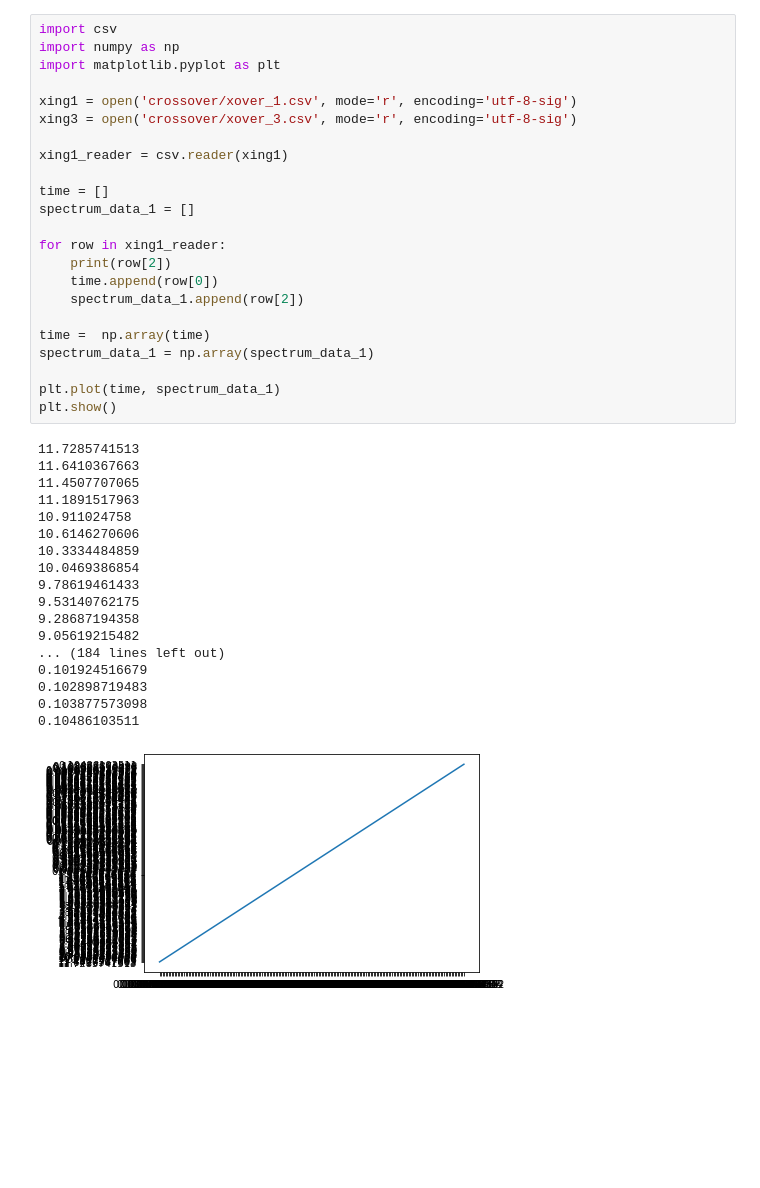
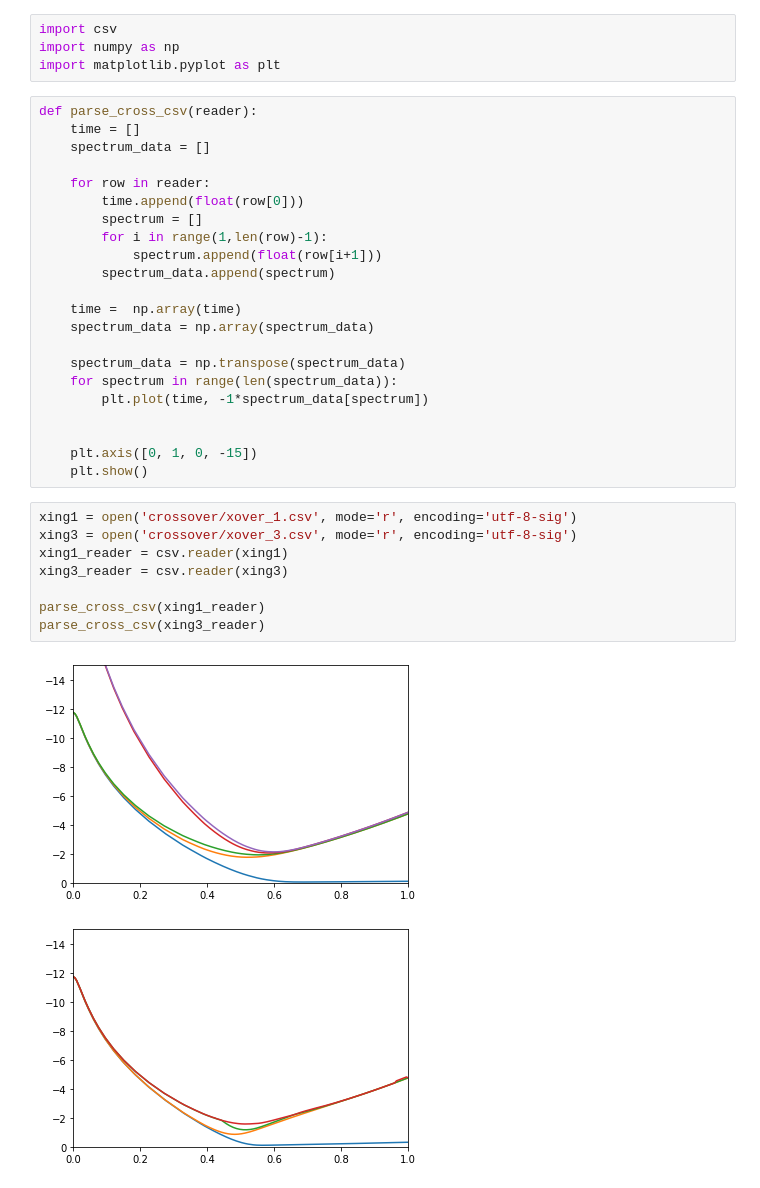
Before and after one commit to WaywardPhoton/QCASims, a Jupyter notebook: qca_sims/crossover_parsing.ipynb, the cells around one changed output. Cells and saved outputs as stored; diff of their text form; blank space fills up the shorter version.

Commit message:
crossover plot

```diff
--- a/qca_sims/crossover_parsing.ipynb
+++ b/qca_sims/crossover_parsing.ipynb
@@ -1,42 +1,37 @@
+# %%
+import csv
+import numpy as np
+import matplotlib.pyplot as plt
+# %%
+def parse_cross_csv(reader):
+    time = []
+    spectrum_data = []
+
+    for row in reader:
+        time.append(float(row[0]))
+        spectrum = []
+        for i in range(1,len(row)-1):
+            spectrum.append(float(row[i+1]))
+        spectrum_data.append(spectrum)
+
+    time =  np.array(time)
+    spectrum_data = np.array(spectrum_data)
+
+    spectrum_data = np.transpose(spectrum_data)
+    for spectrum in range(len(spectrum_data)):
+        plt.plot(time, -1*spectrum_data[spectrum])
+
+
+    plt.axis([0, 1, 0, -15])
+    plt.show()
 # %%
-import csv
-import numpy as np
-import matplotlib.pyplot as plt
-
 xing1 = open('crossover/xover_1.csv', mode='r', encoding='utf-8-sig')
 xing3 = open('crossover/xover_3.csv', mode='r', encoding='utf-8-sig')
+xing1_reader = csv.reader(xing1)
+xing3_reader = csv.reader(xing3)
 
-xing1_reader = csv.reader(xing1)
-
-time = []
-spectrum_data_1 = []
-
-for row in xing1_reader:
-    print(row[2])
-    time.append(row[0])
-    spectrum_data_1.append(row[2])
-
-time =  np.array(time)
-spectrum_data_1 = np.array(spectrum_data_1)
-
-plt.plot(time, spectrum_data_1)
-plt.show()
+parse_cross_csv(xing1_reader)
+parse_cross_csv(xing3_reader)
 # %% [output]
-11.7285741513
-11.6410367663
-11.4507707065
-11.1891517963
-10.911024758
-10.6146270606
-10.3334484859
-10.0469386854
-9.78619461433
-9.53140762175
-9.28687194358
-9.05619215482
-... (184 lines left out)
-0.101924516679
-0.102898719483
-0.103877573098
-0.10486103511
-[figure, old version]
+[figure, new version]
+[figure, added]
```
